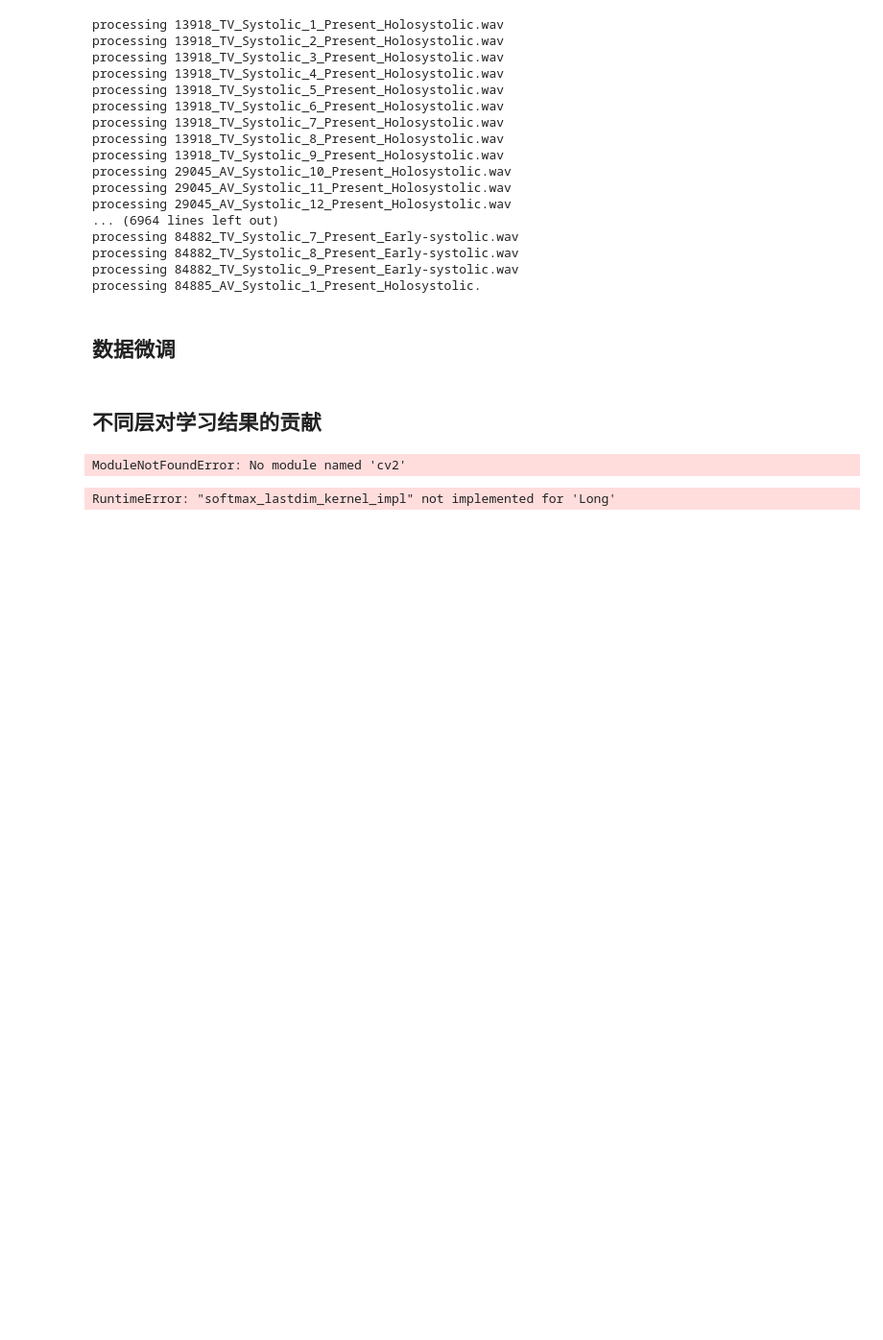
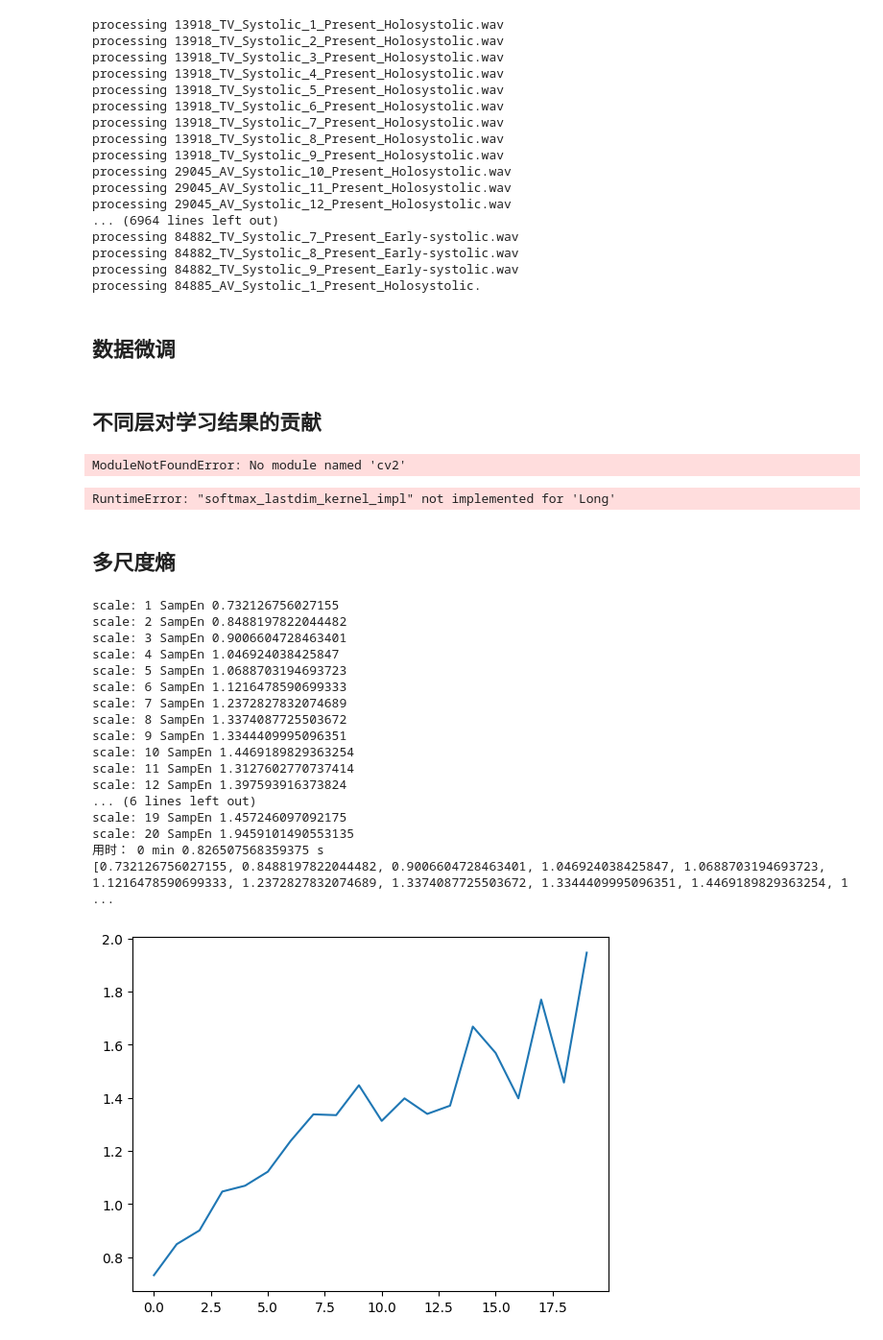
Before and after one commit to lsl198651/BEATs, a Jupyter notebook: BEATs_try.ipynb, the cells around one changed output. Shown at 96% size. Drawn from its saved outputs; the diff is of its cells as text; code cells hidden in the pictures; blank space fills up the shorter version.

```diff
--- a/BEATs_try.ipynb
+++ b/BEATs_try.ipynb
@@ -1132,3 +1132,5 @@ class MyDataset(Dataset):
     def get_idx(self, index):
         iditem = torch.Tensor(self.id[index])
         return iditem
+# %% [markdown]
+## 多尺度熵
@@ -1134,0 +1171,60 @@ class MyDataset(Dataset):
+# %%
+import pandas as pd
+import numpy as np
+from matplotlib import pyplot as plt
+import time
+import librosa
+# from SampEn import sampEn
+
+
+def MSE(signal , max_scale:int = 20):
+    result = []
+    length = len(signal)
+    std = np.std(signal)
+
+    for scale in range(1 , max_scale + 1):
+        # 确定截取的长度
+        length = int(len(signal) / scale) - 1
+        # 分段取平均
+        scale_i = signal[ : len(signal) : scale][:length]
+        for i in range(1,scale):
+            scale_i = scale_i + signal[i: len(signal) : scale][:length]
+        scale_i = scale_i / scale
+        #计算样本熵
+        result.append(sampEn(scale_i, std ,r = 0.15))
+        print("scale:" , scale, 'SampEn' , result[-1])
+    return result
+
+
+# white_noise = pd.read_csv("white_noise.csv").loc[:,'0']
+# white_noise = white_noise.to_numpy()
+
+data,_=librosa.load(r'C:\Users\lsl198\Desktop\倒放.wav', sr=4000)
+begin = time.time()
+entropy = MSE(data , 20)
+end = time.time()
+
+print("用时：" , int((end - begin)/60) ,'min', (end - begin) % 60 , 's')
+print(entropy)
+
+plt.plot(entropy)
+plt.show()
+# %% [output]
+scale: 1 SampEn 0.732126756027155
+scale: 2 SampEn 0.8488197822044482
+scale: 3 SampEn 0.9006604728463401
+scale: 4 SampEn 1.046924038425847
+scale: 5 SampEn 1.0688703194693723
+scale: 6 SampEn 1.1216478590699333
+scale: 7 SampEn 1.2372827832074689
+scale: 8 SampEn 1.3374087725503672
+scale: 9 SampEn 1.3344409995096351
+scale: 10 SampEn 1.4469189829363254
+scale: 11 SampEn 1.3127602770737414
+scale: 12 SampEn 1.397593916373824
+... (6 lines left out)
+scale: 19 SampEn 1.457246097092175
+scale: 20 SampEn 1.9459101490553135
+用时： 0 min 0.826507568359375 s
+[0.732126756027155, 0.8488197822044482, 0.9006604728463401, 1.046924038425847, 1.0688703194693723, 1.1216478590699333, 1.2372827832074689, 1.3374087725503672, 1.3344409995096351, 1.4469189829363254, 1 ...
+[figure, added]
```
Also changed, not shown: parts of 1 cell of this notebook.
